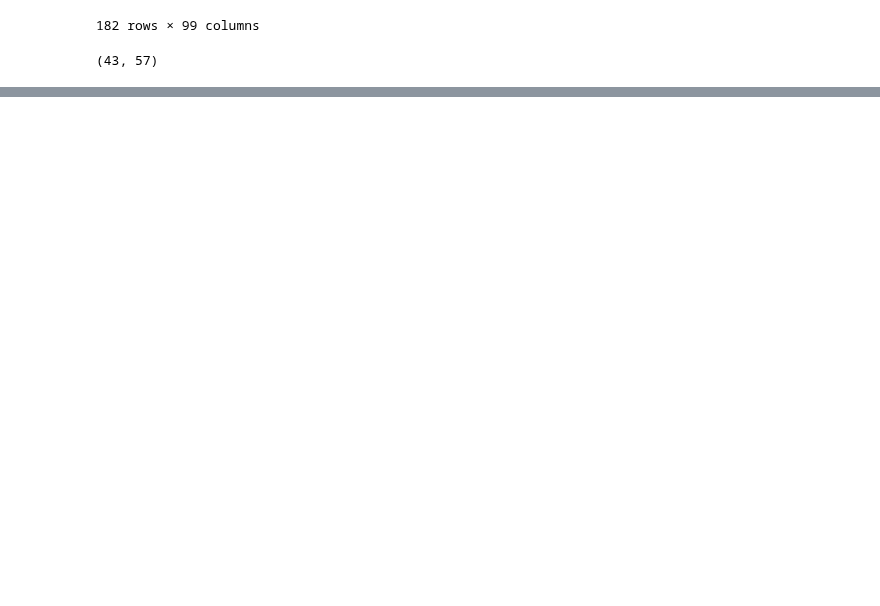
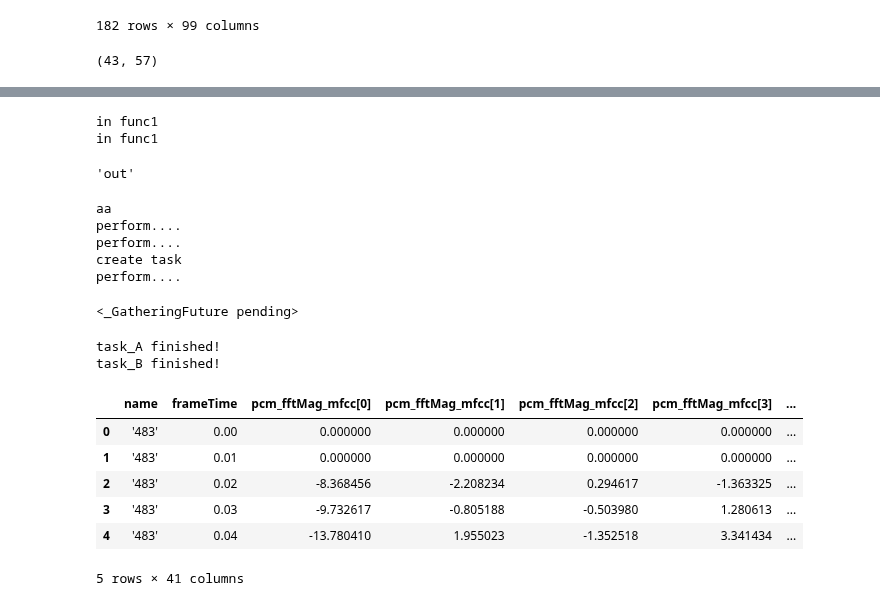
Before and after one commit to LouisYZK/dds-avec2019, a Jupyter notebook: explore.ipynb, the cells around one changed output, grey strips where cells are left out. Saved outputs shown, nothing was run; the diff lists cells and outputs as text; code cells hidden in the pictures; blank space fills up the shorter version.

```diff
--- a/explore.ipynb
+++ b/explore.ipynb
@@ -317,0 +399,61 @@ len(fea_p.columns), len(fea_face.columns)
+# %%
+def func1():
+    print("in func1")
+    yield "out"
+    print("afer sleep")
+func1().send(None)
+func1().send(None)
+# %% [output]
+in func1
+in func1
+'out'
+# %%
+async def create_task(name):
+    await asyncio.sleep(3)
+    print('create task')
+
+async def perform(name):
+    await asyncio.sleep(1)
+    print('perform....')
+    await asyncio.sleep(1)
+    print('perform....')
+    await asyncio.sleep(1)
+    print('perform....')
+
+task1 = asyncio.create_task(create_task("test"))
+task2 = asyncio.create_task(perform("nihao"))
+# await task1
+# await task2
+print('aa')
+# %% [output]
+aa
+perform....
+perform....
+create task
+perform....
+# %%
+async def task_A():
+    await asyncio.sleep(1)
+    print("task_A finished!")
+
+async def task_B():
+    await asyncio.sleep(1)
+    print("task_B finished!")
+
+asyncio.gather(*[task_A(), task_B()])
+# %% [output]
+<_GatheringFuture pending>
+task_A finished!
+task_B finished!
+# %%
+df = pd.read_csv('483_mfcc.csv', sep=';')
+# %%
+df.head()
+# %% [output]
+|  | name | frameTime | pcm_fftMag_mfcc[0] | pcm_fftMag_mfcc[1] | pcm_fftMag_mfcc[2] | pcm_fftMag_mfcc[3] | ... |
+| 0 | '483' | 0.00 | 0.000000 | 0.000000 | 0.000000 | 0.000000 | ... |
+| 1 | '483' | 0.01 | 0.000000 | 0.000000 | 0.000000 | 0.000000 | ... |
+| 2 | '483' | 0.02 | -8.368456 | -2.208234 | 0.294617 | -1.363325 | ... |
+| 3 | '483' | 0.03 | -9.732617 | -0.805188 | -0.503980 | 1.280613 | ... |
+| 4 | '483' | 0.04 | -13.780410 | 1.955023 | -1.352518 | 3.341434 | ... |
+5 rows × 41 columns
```
Also changed, not shown: parts of 9 cells of this notebook, 13 other files.
